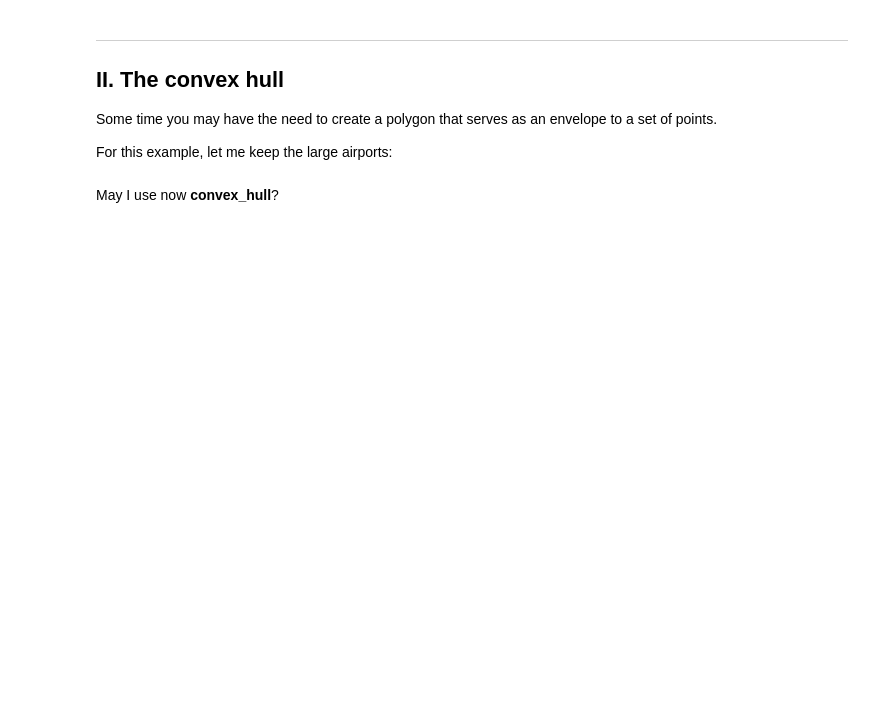
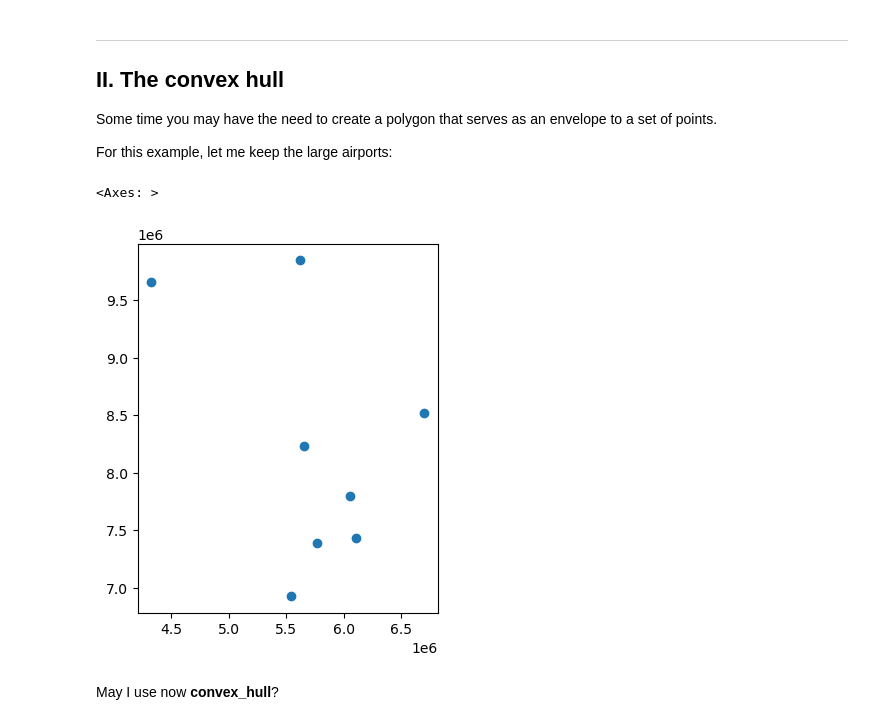
Before and after one commit to CienciaDeDatosEspacial/Operations-onGeoDF, a Jupyter notebook: index.ipynb, the cells around one changed output. Saved outputs shown, nothing was run; the diff lists cells and outputs as text; code cells hidden in the pictures; blank space fills up the shorter version.

```diff
--- a/index.ipynb
+++ b/index.ipynb
@@ -255,8 +481,11 @@ For this example, let me keep the large airports:
 # %%
 # just the union
 airports_5880=gpd.read_file(LinkBrazil,layer='airports')
-large_airport=airports_5880[airports_5880.kind=='large_airport']
-large_airport.plot()
+large_airports=airports_5880[airports_5880.airport_type=='large_airport']
+large_airports.plot()
+# %% [output]
+<Axes: >
+[figure, added]
 # %% [markdown]
 May I use now **convex_hull**?
 # %%
```
Also changed, not shown: parts of 115 cells of this notebook, 2 other files.
